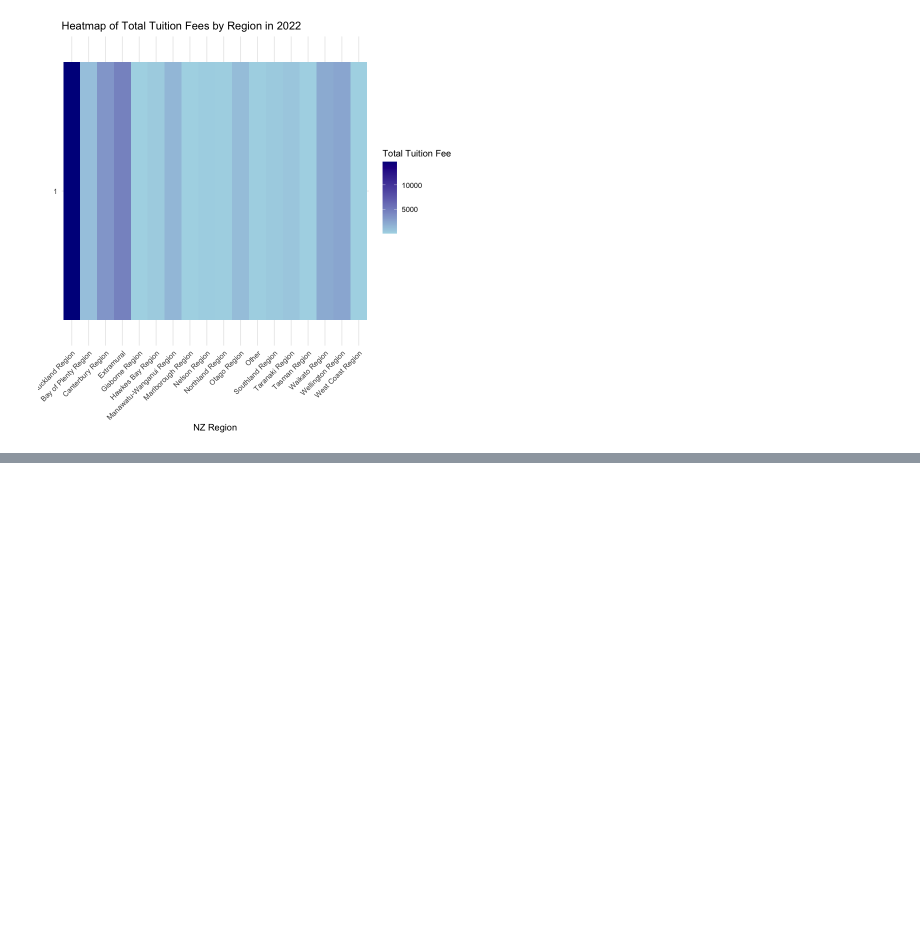
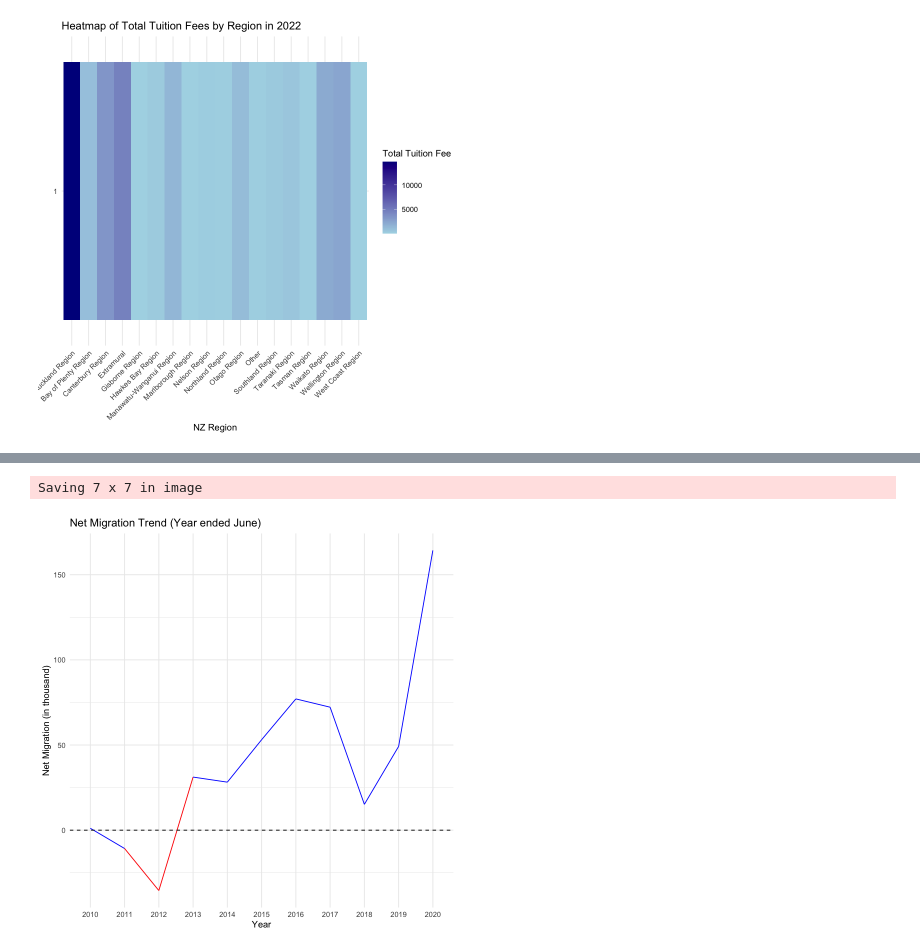
Before and after one commit to yutingzhangTina/Data201_group_project, a Jupyter notebook: education+travel.ipynb, the cells around one changed output, grey strips where cells are left out. Saved outputs shown, nothing was run; the diff lists cells and outputs as text; code cells hidden in the pictures; blank space fills up the shorter version.

```diff
--- a/project_education.ipynb
+++ b/education+travel.ipynb
@@ -694,0 +840,22 @@ heatmap_plot
+# %%
+# The net difference between the total number of people entering and leaving New Zealand, including travelers and immigrants.
+net_migration <- data_Arrivals %>%
+  select(Period, Arrivals = `Total movements`) %>%
+  left_join(data_Departures %>% select(Period, Departures = `Total movements`), by = "Period") %>%
+  mutate(NetMigration = Arrivals - Departures)
+
+# Convert Total movements to thousands units
+net_migration$`NetMigration` <- net_migration$`NetMigration` / 1000
+
+Net_trend<-ggplot(net_migration, aes(x = factor(Period), y = NetMigration)) +
+  geom_line(group = 1, color = ifelse(net_migration$NetMigration >= 0, "blue", "red")) +
+  geom_hline(yintercept = 0, linetype = "dashed") +
+  labs(title = "Net Migration Trend (Year ended June)",
+       x = "Year",
+       y = "Net Migration (in thousand)") +
+  theme_minimal()
+Net_trend
+ggsave(Net_trend,filename = "Net Migration Trend (Year ended June).jpg")
+# %% [output]
+Saving 7 x 7 in image
+[figure, added]
```
Also changed, not shown: parts of 11 cells of this notebook, 1 other file.
